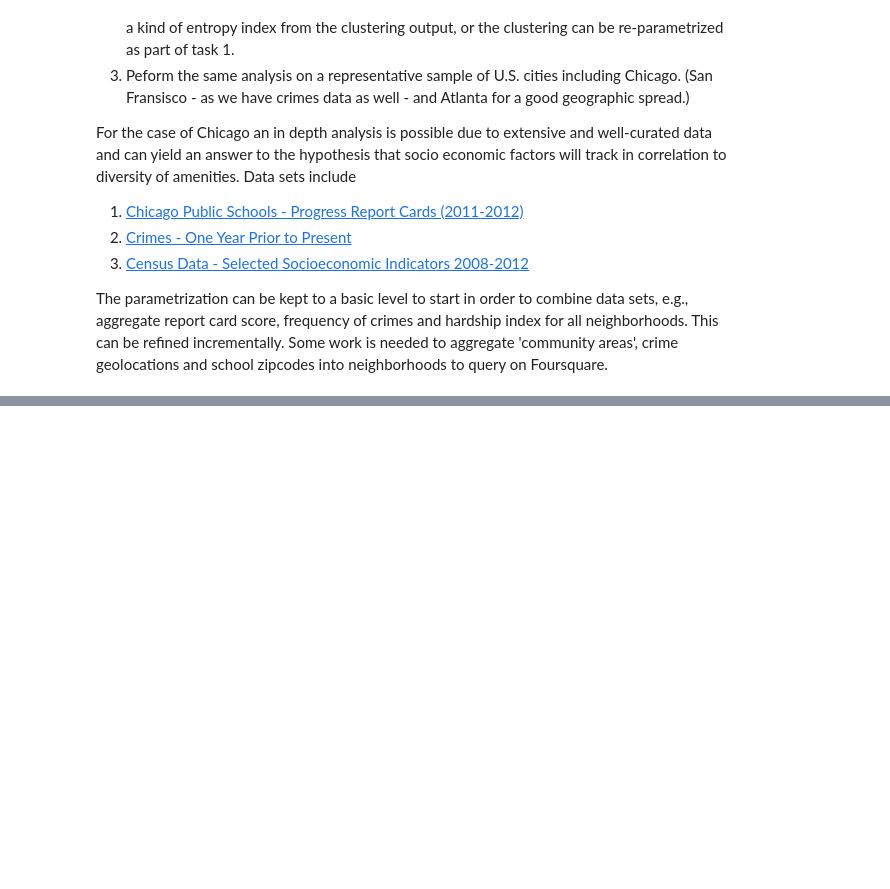
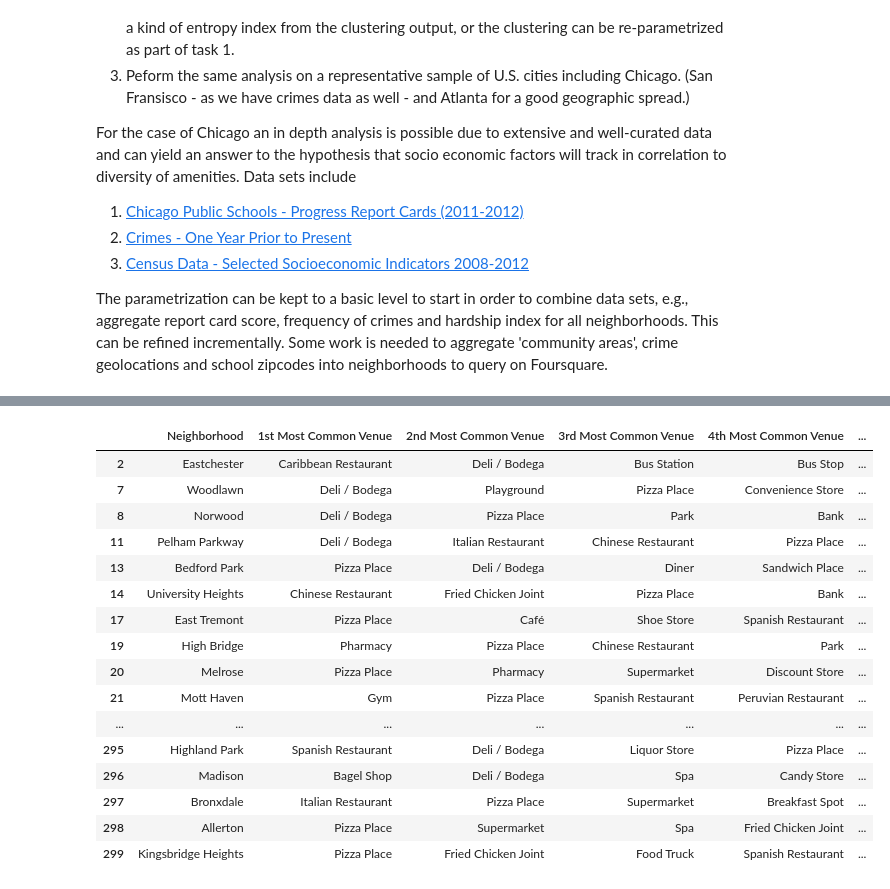
Before and after one commit to NasruddinNazerali/Coursera_Capstone, a Jupyter notebook: MoreOfTheSame.ipynb, the cells around one changed output, grey strips where cells are left out. Drawn from its saved outputs; the diff is of its cells as text; code cells hidden in the pictures; blank space fills up the shorter version.

```diff
--- a/MoreOfTheSame.ipynb
+++ b/MoreOfTheSame.ipynb
@@ -32,0 +497,20 @@ The parametrization can be kept to a basic level to start in order to combine da
+# %%
+nyc_merged.loc[nyc_merged['Cluster Labels'] == 2, nyc_merged.columns[[1] + list(range(5, nyc_merged.shape[1]))]]
+# %% [output]
+|  | Neighborhood | 1st Most Common Venue | 2nd Most Common Venue | 3rd Most Common Venue | 4th Most Common Venue | ... |
+| 2 | Eastchester | Caribbean Restaurant | Deli / Bodega | Bus Station | Bus Stop | ... |
+| 7 | Woodlawn | Deli / Bodega | Playground | Pizza Place | Convenience Store | ... |
+| 8 | Norwood | Deli / Bodega | Pizza Place | Park | Bank | ... |
+| 11 | Pelham Parkway | Deli / Bodega | Italian Restaurant | Chinese Restaurant | Pizza Place | ... |
+| 13 | Bedford Park | Pizza Place | Deli / Bodega | Diner | Sandwich Place | ... |
+| 14 | University Heights | Chinese Restaurant | Fried Chicken Joint | Pizza Place | Bank | ... |
+| 17 | East Tremont | Pizza Place | Café | Shoe Store | Spanish Restaurant | ... |
+| 19 | High Bridge | Pharmacy | Pizza Place | Chinese Restaurant | Park | ... |
+| 20 | Melrose | Pizza Place | Pharmacy | Supermarket | Discount Store | ... |
+| 21 | Mott Haven | Gym | Pizza Place | Spanish Restaurant | Peruvian Restaurant | ... |
+| ... | ... | ... | ... | ... | ... | ... |
+| 295 | Highland Park | Spanish Restaurant | Deli / Bodega | Liquor Store | Pizza Place | ... |
+| 296 | Madison | Bagel Shop | Deli / Bodega | Spa | Candy Store | ... |
+| 297 | Bronxdale | Italian Restaurant | Pizza Place | Supermarket | Breakfast Spot | ... |
+| 298 | Allerton | Pizza Place | Supermarket | Spa | Fried Chicken Joint | ... |
+| 299 | Kingsbridge Heights | Pizza Place | Fried Chicken Joint | Food Truck | Spanish Restaurant | ... |
```
Also changed, not shown: parts of 197 cells of this notebook.
